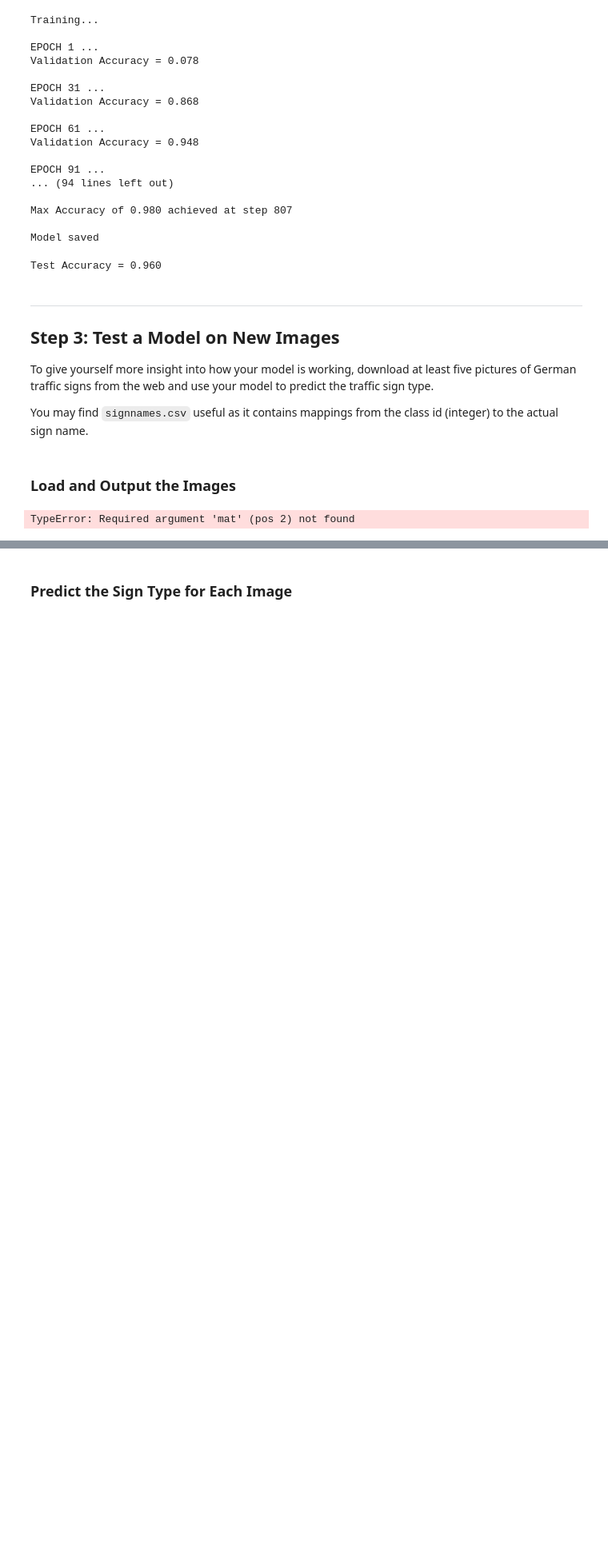
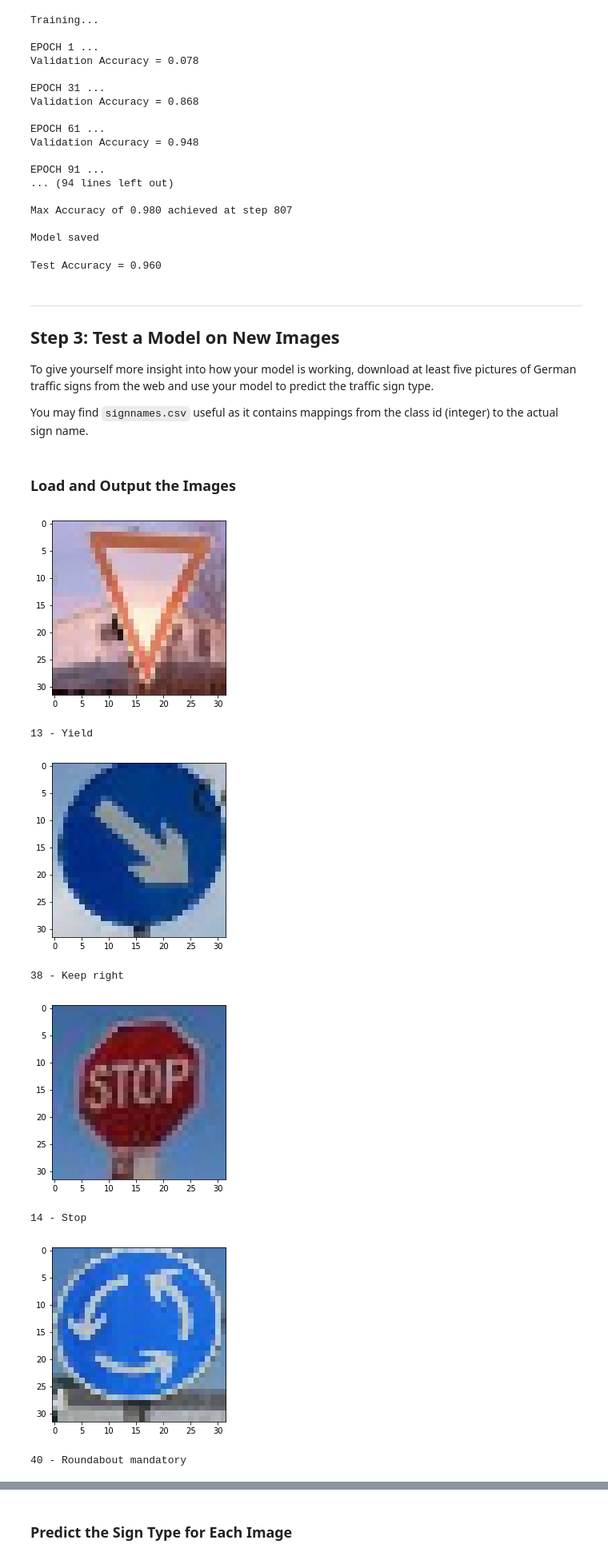
Before and after one commit to Alexander-Rogin/traffic-sign-classifier, a Jupyter notebook: Traffic_Sign_Classifier.ipynb, the cells around one changed output, grey strips where cells are left out. Shown at 80% size. Saved outputs shown, nothing was run; the diff lists cells and outputs as text; code cells hidden in the pictures; blank space fills up the shorter version.

Commit message:
Evaluating the model with new images

```diff
--- a/Traffic_Sign_Classifier.ipynb
+++ b/Traffic_Sign_Classifier.ipynb
@@ -387,10 +387,37 @@ To give yourself more insight into how your model is working, download at least
 You may find `signnames.csv` useful as it contains mappings from the class id (integer) to the actual sign name.
 # %% [markdown]
 ### Load and Output the Images
-# %%
-### Load the images and plot them here.
-### Feel free to use as many code cells as needed.
-img = cv2.imread("0.jpeg")
-cv2.imshow(img)
-# %% [output]
-TypeError: Required argument 'mat' (pos 2) not found
+# %%
+### Load the images and plot them here.
+### Feel free to use as many code cells as needed.
+def read_image(path):
+    img = cv2.imread(path)
+    img = cv2.cvtColor(img, cv2.COLOR_BGR2RGB)
+    resized = cv2.resize(img, (32, 32))
+    return resized
+
+with open("sign_ids") as f:
+    content = f.readlines()
+
+content = [int(x.strip()) for x in content]
+ids = np.stack(content)
+
+images = []
+for i in range(ids.shape[0]):
+    images.append(read_image('new_images/' + str(i) + '.jpeg'))
+
+test_images = preprocess(np.stack(images))
+
+for i in range(ids.shape[0]):
+    plt.imshow(images[i])
+    plt.show()
+    print(str(ids[i]) + ' - ' + signnames.iloc[ids[i]]['SignName'])
+# %% [output]
+[figure, added]
+13 - Yield
+[figure, added]
+38 - Keep right
+[figure, added]
+14 - Stop
+[figure, added]
+40 - Roundabout mandatory
```
Also changed, not shown: parts of 6 cells of this notebook, 11 other files.
